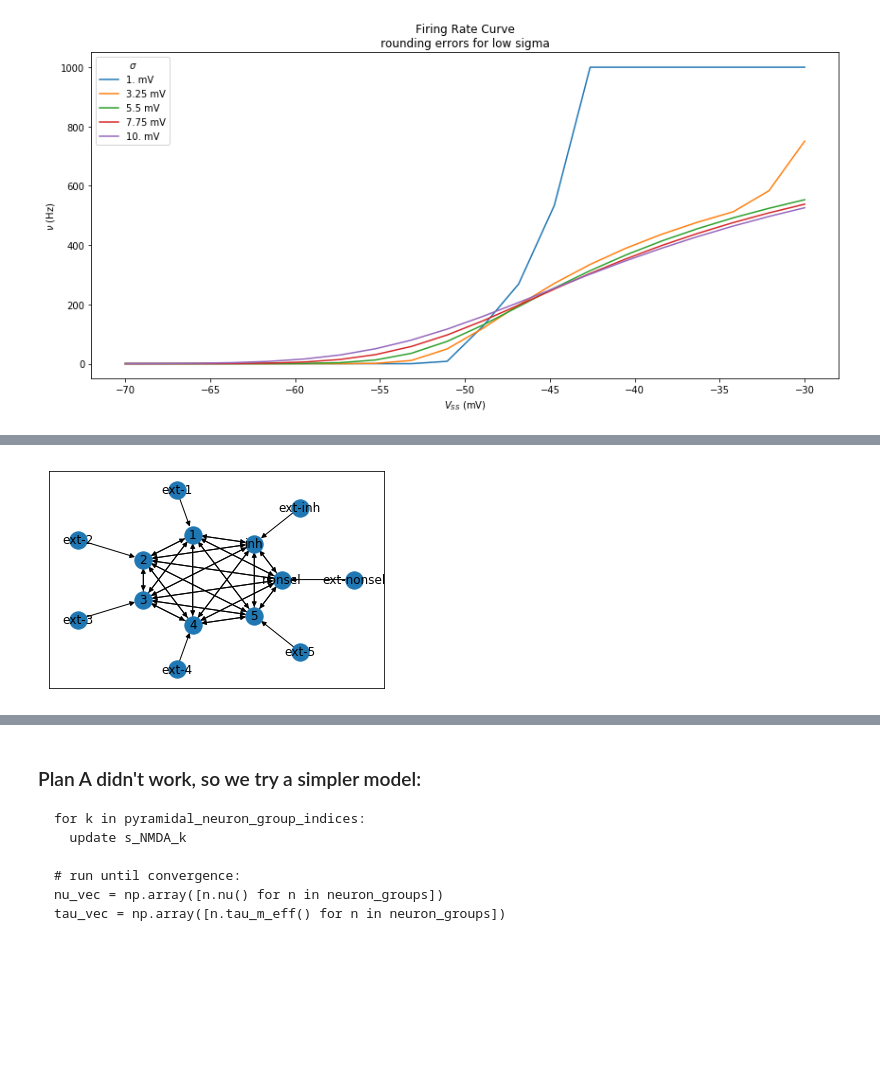
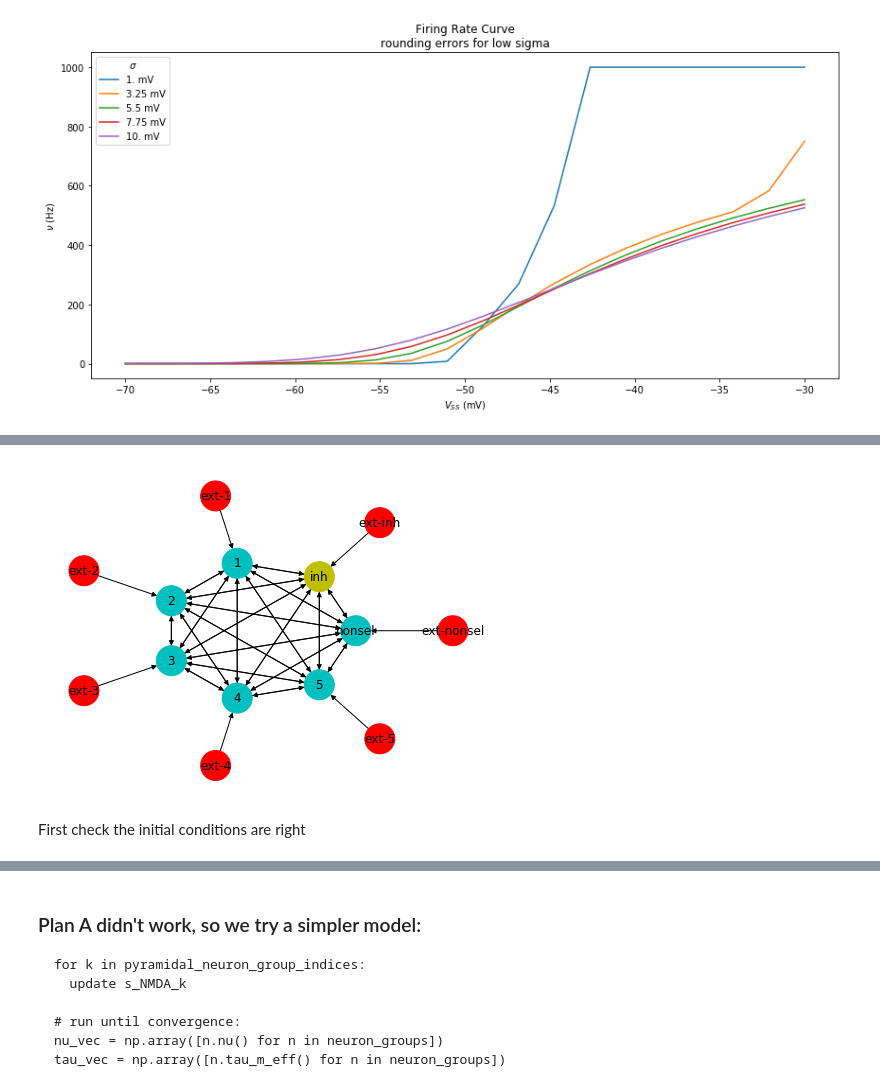
Before and after one commit to DeanTM/masters-scripts, a Jupyter notebook: Firing Rate model/Fully Dynamic Rate Based Model.ipynb, the cells around one changed output, grey strips where cells are left out. Drawn from its saved outputs; the diff is of its cells as text; code cells hidden in the pictures; blank space fills up the shorter version.

```diff
--- a/Firing Rate model/Fully Dynamic Rate Based Model.ipynb
+++ b/Firing Rate model/Fully Dynamic Rate Based Model.ipynb
@@ -744,14 +771,27 @@ class PyramidalGroup(NeuronGroup):
         return tau_NMDA * (1 - psi_nu)
 
     @check_for_nan
+    def ds_NMDA_Dt(self, return_asymptote=False, **kwargs):
+        s_NMDA = kwargs.get('s_NMDA', self.s_NMDA())
+        psi_nu = kwargs.get('psi', psi(self.nu()))
+        tau_NMDA_eff = kwargs.get('tau_NMDA_eff', self.tau_NMDA_eff(
+            psi_nu=psi_nu
+        ))
+        ds_NMDA_Dt = -(s_NMDA - psi_nu)/tau_NMDA_eff
+        if return_asymptote:
+            return ds_NMDA_Dt, psi_nu
+        return ds_NMDA_Dt
+
+    # TODO: rewrite using ds_NMDA_Dt
+    @check_for_nan
     def compute_new_s_NMDA(self):
         s_NMDA_old = self.s_NMDA()
         psi_nu = psi(self.nu())
         tau_NMDA_eff = self.tau_NMDA_eff(
             psi_nu=psi_nu
         )
-        ds_NMDA_effDt = -(s_NMDA_old - psi_nu)/tau_NMDA_eff
-        return s_NMDA_old + defaultdt*ds_NMDA_effDt
+        ds_NMDA_Dt = -(s_NMDA_old - psi_nu)/tau_NMDA_eff
+        return s_NMDA_old + defaultdt*ds_NMDA_Dt
 
 
 class InterneuronGroup(NeuronGroup):
@@ -837,14 +877,19 @@ class EffectiveParameterTracker:
         for n in self.integral_bounds.keys():
             self.integral_bounds[n].append(n.first_passage_bounds())
 # %%
-def initialise_network():
+# rate_pyramidal_1 argument used for debugging
+def initialise_network(rate_pyramidal_1=rate_pyramidal_1):
     net = nx.DiGraph()
     dynamic_neuron_groups = [
         PyramidalGroup(name='nonsel', C_k=N_non, network=net),
         InterneuronGroup(name='inh', C_k=N_I, network=net)
     ]
     for i in range(1,p+1):
-        n = PyramidalGroup(name=str(i), C_k=N_sub, network=net)
+        if i == 1:
+            n = PyramidalGroup(
+                name=str(i), C_k=N_sub, network=net, nu_initial=rate_pyramidal_1)
+        else:
+            n = PyramidalGroup(name=str(i), C_k=N_sub, network=net)
         dynamic_neuron_groups.append(n)
 
     for n1 in dynamic_neuron_groups:
@@ -866,20 +911,35 @@ def initialise_network():
     # step 0: reset parameters to steady states
     for n in dynamic_neuron_groups:
         if isinstance(n, PyramidalGroup):
-            n.s_NMDA_trace[0] = psi(n.nu())
+#             n.s_NMDA_trace[0] = psi(n.nu())
+            ds_NMDA_Dt, n.s_NMDA_trace[0] = n.ds_NMDA_Dt(return_asymptote=True)
     for n in dynamic_neuron_groups:
         n.h_trace[0] = n.mu_C_eff()/n.g_m_eff()
+#         dhDt, n.h_trace[0] = n.dhDt(return_asymptote=True)
     for n in dynamic_neuron_groups:
         n.V_avg_trace[0] = n.compute_new_V_avg_selfconsistently()
     return net
 
 net = initialise_network()
 dynamic_neuron_groups = [n for n in net.nodes() if isinstance(n, NeuronGroup)]
-n = dynamic_neuron_groups[0]
 # %%
+# Take a look at the network
+plt.figure(figsize=(8,6))
 outer = [n for n in net.nodes() if not n in dynamic_neuron_groups]
 inner = dynamic_neuron_groups
 pos = nx.shell_layout(net, nlist=[inner, outer])
-nx.draw_networkx(net, pos=pos)
+colours = []
+for n in net.nodes:
+    if n.name.startswith('ext'):
+        colours.append('r')
+    elif n.name == 'inh':
+        colours.append('y')
+    else:
+        colours.append('c')
+nx.draw_networkx(net, pos=pos, node_size=900, node_color=colours)
+plt.axis('off')
+plt.show()
 # %% [output]
-[figure, old version]
+[figure, new version]
+# %% [markdown]
+First check the initial conditions are right
```
Also changed, not shown: parts of 28 cells of this notebook.
